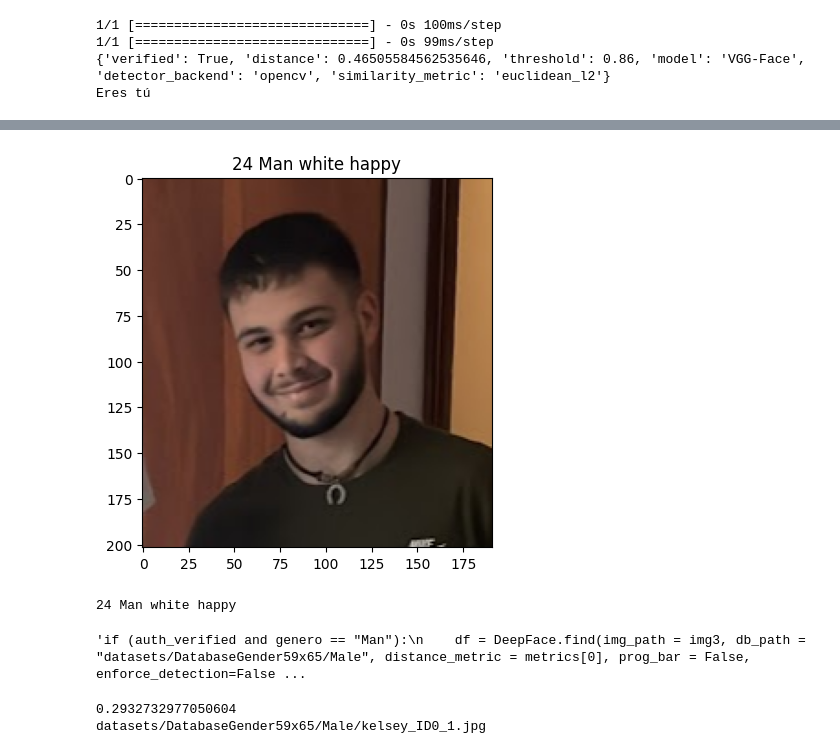
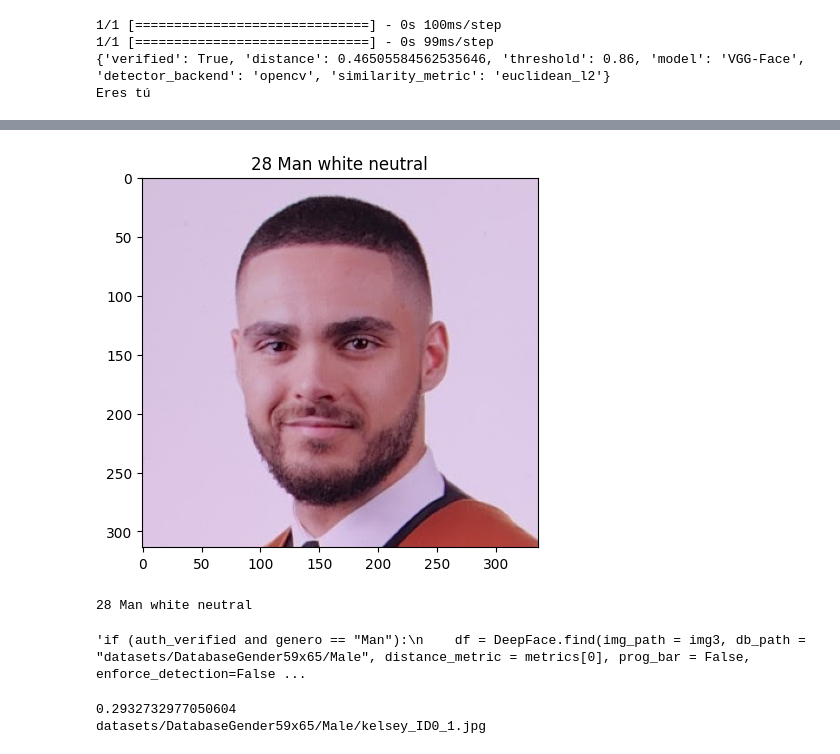
Before and after one commit to raulmat19/Vision-por-Computador, a Jupyter notebook: Practica-6/VC_P6_Face_Recognition.ipynb, the cells around one changed output, grey strips where cells are left out. Saved outputs shown, nothing was run; the diff lists cells and outputs as text; code cells hidden in the pictures.

```diff
--- a/Practica-6/VC_P6_Face_Recognition.ipynb
+++ b/Practica-6/VC_P6_Face_Recognition.ipynb
@@ -44,6 +44,7 @@ else:
 {'verified': True, 'distance': 0.46505584562535646, 'threshold': 0.86, 'model': 'VGG-Face', 'detector_backend': 'opencv', 'similarity_metric': 'euclidean_l2'}
 Eres tú
 # %%
-df = DeepFace.find(img_path = img1, db_path = "face_recognition_images", model_name=models[0], distance_metric = metrics[2], prog_bar = False, enforce_detection=False)
+img_test = cv2.imread("face_recognition_images/Raul/Raul.jpg")
+df = DeepFace.find(img_path = img_test, db_path = "face_recognition_images/", model_name=models[0], distance_metric = metrics[2], prog_bar = False, enforce_detection=False)
 print(df)
 # %% [output]
@@ -56,5 +60,5 @@ find function lasts  0.16219806671142578  seconds
 # %%
-img3 = cv2.imread("face_recognition_images/elputodavo.png")
+img3 = cv2.imread("face_recognition_images/Raul.jpg")
 img3 = cv2.cvtColor(img3, cv2.COLOR_BGR2RGB)
 obj = DeepFace.analyze(img_path = img3, actions = ['age', 'gender', 'race', 'emotion'], enforce_detection=False)
 edad = obj['age']
@@ -83,5 +87,5 @@ elif (auth_verified and genero == "Woman"):
-[figure, old version]
+[figure, new version]
-24 Man white happy
+28 Man white neutral
 'if (auth_verified and genero == "Man"):\n    df = DeepFace.find(img_path = img3, db_path = "datasets/DatabaseGender59x65/Male", distance_metric = metrics[0], prog_bar = False, enforce_detection=False ...
 # %%
 print(df.at[0, 'VGG-Face_cosine'])
```
Also changed, not shown: parts of 2 cells of this notebook.
